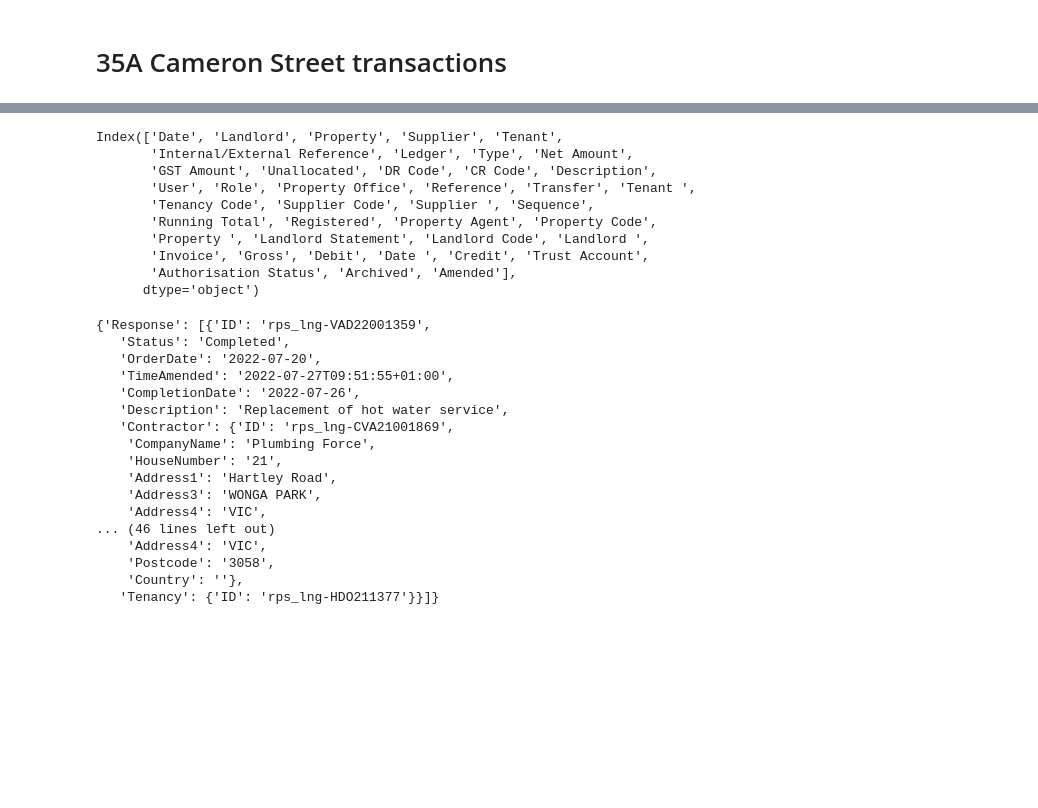
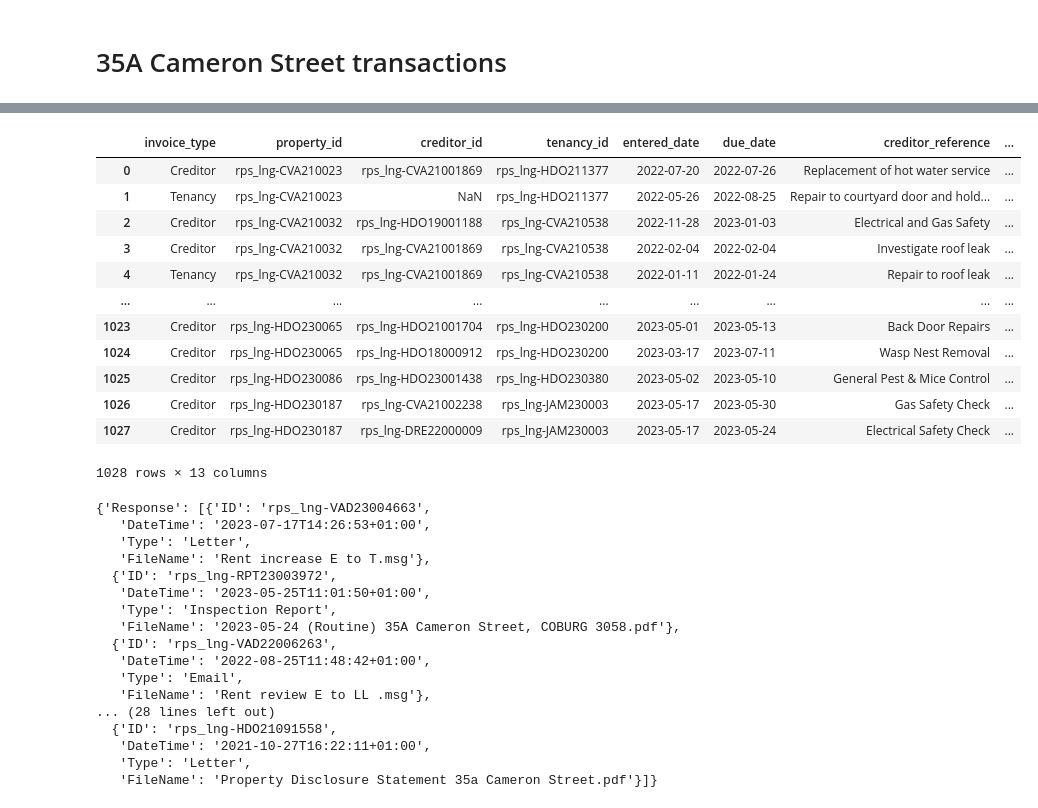
Before and after one commit to sahils4299/LongView-Data-Migration, a Jupyter notebook: PropertyTree_migration_Portfolio_testing.ipynb, the cells around one changed output, grey strips where cells are left out. Saved outputs shown, nothing was run; the diff lists cells and outputs as text; code cells hidden in the pictures; blank space fills up the shorter version.

```diff
--- a/PropertyTree_migration_Portfolio_testing.ipynb
+++ b/PropertyTree_migration_Portfolio_testing.ipynb
@@ -1548,3 +1551,4 @@ WARNING: Ignoring invalid distribution -ip (c:\users\sahilsingh\anaconda3\lib\si
 # %%
 cameron_tran = pd.read_excel("Data Before/35A Cameron Street Transactions.xlsx")
+read_invoices = pd.read_csv("PropertyTree_Invoices.csv")
 # %%
@@ -1557,14 +1556,16 @@ df_invoices[df_invoices['Property_ID'] == 'rps_lng-CVA210023']
-# %%
-cameron_tran.columns
-HDO405435
-# %% [output]
-Index(['Date', 'Landlord', 'Property', 'Supplier', 'Tenant',
-       'Internal/External Reference', 'Ledger', 'Type', 'Net Amount',
-       'GST Amount', 'Unallocated', 'DR Code', 'CR Code', 'Description',
-       'User', 'Role', 'Property Office', 'Reference', 'Transfer', 'Tenant ',
-       'Tenancy Code', 'Supplier Code', 'Supplier ', 'Sequence',
-       'Running Total', 'Registered', 'Property Agent', 'Property Code',
-       'Property ', 'Landlord Statement', 'Landlord Code', 'Landlord ',
-       'Invoice', 'Gross', 'Debit', 'Date ', 'Credit', 'Trust Account',
-       'Authorisation Status', 'Archived', 'Amended'],
-      dtype='object')
+# %%
+read_invoices
+# %% [output]
+|  | invoice_type | property_id | creditor_id | tenancy_id | entered_date | due_date | creditor_reference | ... |
+| 0 | Creditor | rps_lng-CVA210023 | rps_lng-CVA21001869 | rps_lng-HDO211377 | 2022-07-20 | 2022-07-26 | Replacement of hot water service | ... |
+| 1 | Tenancy | rps_lng-CVA210023 | NaN | rps_lng-HDO211377 | 2022-05-26 | 2022-08-25 | Repair to courtyard door and hold... | ... |
+| 2 | Creditor | rps_lng-CVA210032 | rps_lng-HDO19001188 | rps_lng-CVA210538 | 2022-11-28 | 2023-01-03 | Electrical and Gas Safety | ... |
+| 3 | Creditor | rps_lng-CVA210032 | rps_lng-CVA21001869 | rps_lng-CVA210538 | 2022-02-04 | 2022-02-04 | Investigate roof leak | ... |
+| 4 | Tenancy | rps_lng-CVA210032 | rps_lng-CVA21001869 | rps_lng-CVA210538 | 2022-01-11 | 2022-01-24 | Repair to roof leak | ... |
+| ... | ... | ... | ... | ... | ... | ... | ... | ... |
+| 1023 | Creditor | rps_lng-HDO230065 | rps_lng-HDO21001704 | rps_lng-HDO230200 | 2023-05-01 | 2023-05-13 | Back Door Repairs | ... |
+| 1024 | Creditor | rps_lng-HDO230065 | rps_lng-HDO18000912 | rps_lng-HDO230200 | 2023-03-17 | 2023-07-11 | Wasp Nest Removal | ... |
+| 1025 | Creditor | rps_lng-HDO230086 | rps_lng-HDO23001438 | rps_lng-HDO230380 | 2023-05-02 | 2023-05-10 | General Pest & Mice Control | ... |
+| 1026 | Creditor | rps_lng-HDO230187 | rps_lng-CVA21002238 | rps_lng-JAM230003 | 2023-05-17 | 2023-05-30 | Gas Safety Check | ... |
+| 1027 | Creditor | rps_lng-HDO230187 | rps_lng-DRE22000009 | rps_lng-JAM230003 | 2023-05-17 | 2023-05-24 | Electrical Safety Check | ... |
+1028 rows × 13 columns
@@ -1583,25 +1607,25 @@ def get_tenancies_workorders(tenancy_id):
         print(f"Error: {response.status_code} - {response.text}")
         return None
 # %%
-get_tenancies_workorders('rps_lng-HDO211377')
+get_tenancies_documents('rps_lng-HDO211377')
 # %% [output]
-{'Response': [{'ID': 'rps_lng-VAD22001359',
-   'Status': 'Completed',
-   'OrderDate': '2022-07-20',
-   'TimeAmended': '2022-07-27T09:51:55+01:00',
-   'CompletionDate': '2022-07-26',
-   'Description': 'Replacement of hot water service',
-   'Contractor': {'ID': 'rps_lng-CVA21001869',
-    'CompanyName': 'Plumbing Force',
-    'HouseNumber': '21',
-    'Address1': 'Hartley Road',
-    'Address3': 'WONGA PARK',
-    'Address4': 'VIC',
-... (46 lines left out)
-    'Address4': 'VIC',
-    'Postcode': '3058',
-    'Country': ''},
-   'Tenancy': {'ID': 'rps_lng-HDO211377'}}]}
+{'Response': [{'ID': 'rps_lng-VAD23004663',
+   'DateTime': '2023-07-17T14:26:53+01:00',
+   'Type': 'Letter',
+   'FileName': 'Rent increase E to T.msg'},
+  {'ID': 'rps_lng-RPT23003972',
+   'DateTime': '2023-05-25T11:01:50+01:00',
+   'Type': 'Inspection Report',
+   'FileName': '2023-05-24 (Routine) 35A Cameron Street, COBURG 3058.pdf'},
+  {'ID': 'rps_lng-VAD22006263',
+   'DateTime': '2022-08-25T11:48:42+01:00',
+   'Type': 'Email',
+   'FileName': 'Rent review E to LL .msg'},
+... (28 lines left out)
+  {'ID': 'rps_lng-HDO21091558',
+   'DateTime': '2021-10-27T16:22:11+01:00',
+   'Type': 'Letter',
+   'FileName': 'Property Disclosure Statement 35a Cameron Street.pdf'}]}
 # %%
 df_tenancies[df_tenancies['Property_ID'] == 'rps_lng-CVA210023']
 # %% [output]
```
Also changed, not shown: parts of 9 cells of this notebook, 4 other files.
